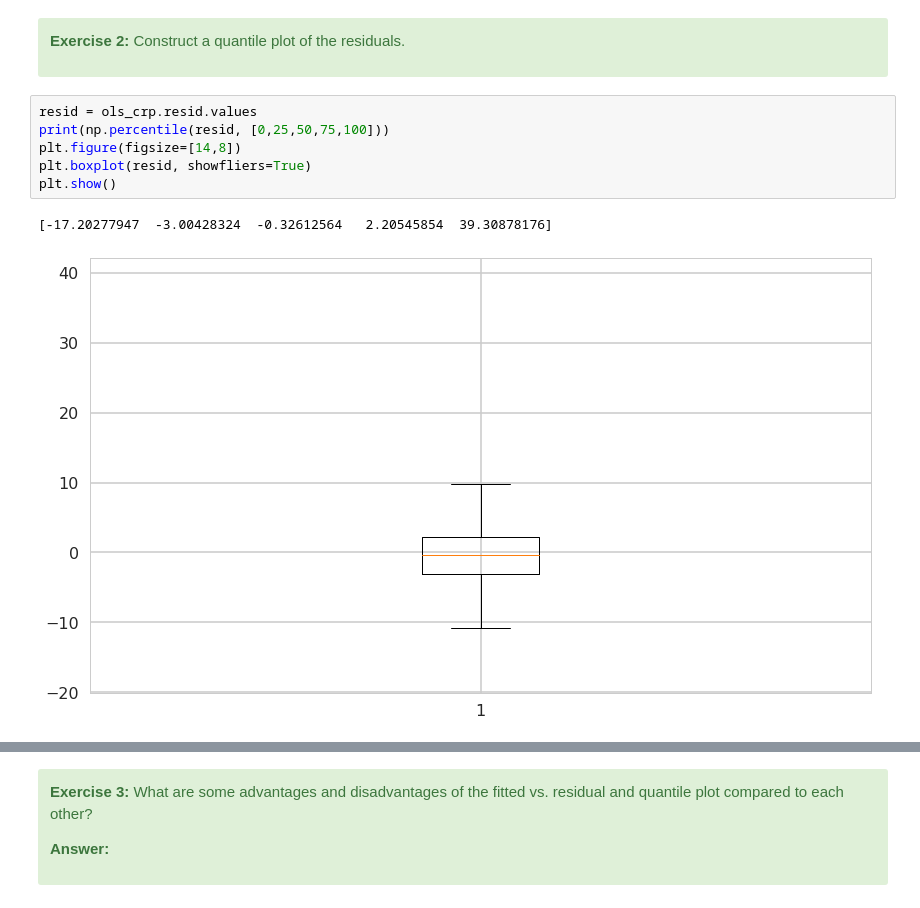
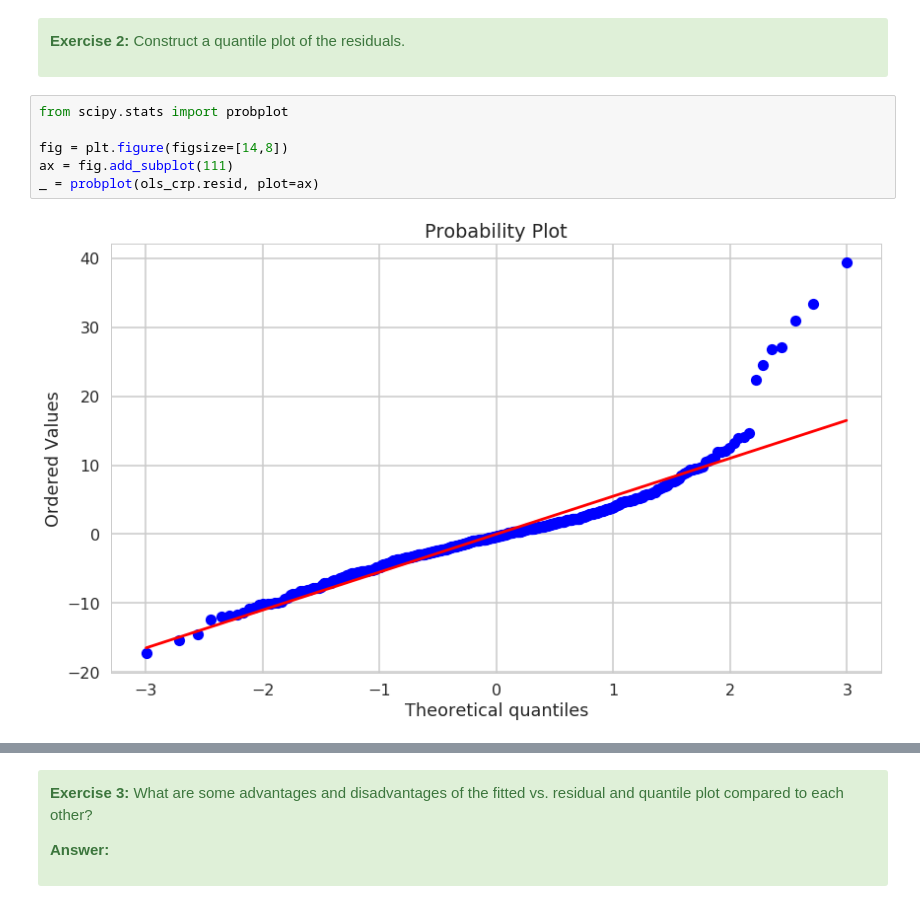
Before and after one commit to SethDKelly/Springboard, a Jupyter notebook: sec11/linear_regression/Mini_Project_Linear_Regression.ipynb, the cells around one changed output, grey strips where cells are left out. Cells and saved outputs as stored; diff of their text form.

```diff
--- a/sec11/linear_regression/Mini_Project_Linear_Regression.ipynb
+++ b/sec11/linear_regression/Mini_Project_Linear_Regression.ipynb
@@ -1228,12 +1228,11 @@ plt.show()
 
 <p><b>Exercise 2:</b> Construct a quantile plot of the residuals.</p>
 </div>
-# %%
-resid = ols_crp.resid.values
-print(np.percentile(resid, [0,25,50,75,100]))
-plt.figure(figsize=[14,8])
-plt.boxplot(resid, showfliers=True)
-plt.show()
-# %% [output]
-[-17.20277947  -3.00428324  -0.32612564   2.20545854  39.30878176]
-[figure, removed]
+# %%
+from scipy.stats import probplot
+
+fig = plt.figure(figsize=[14,8])
+ax = fig.add_subplot(111)
+_ = probplot(ols_crp.resid, plot=ax)
+# %% [output]
+[figure, added]
```
Also changed, not shown: parts of 17 cells of this notebook.
